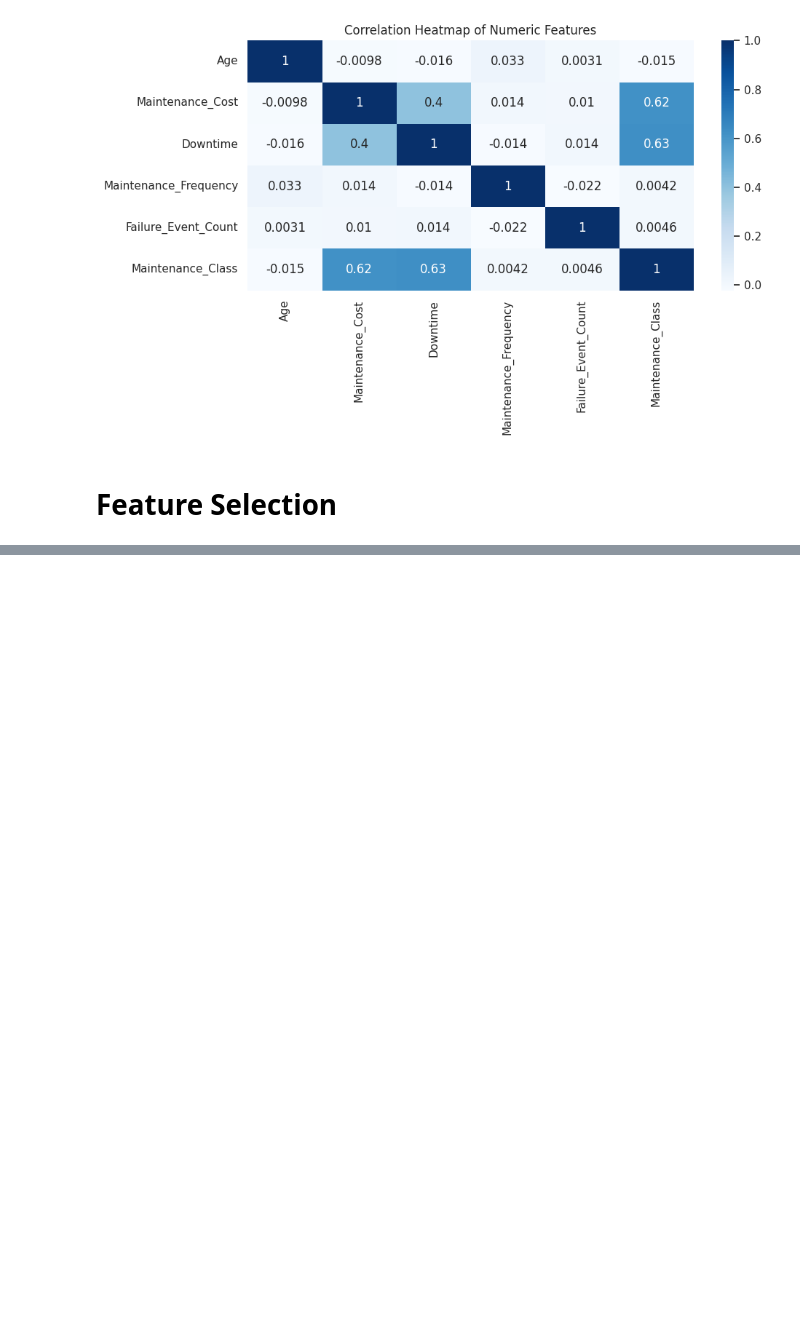
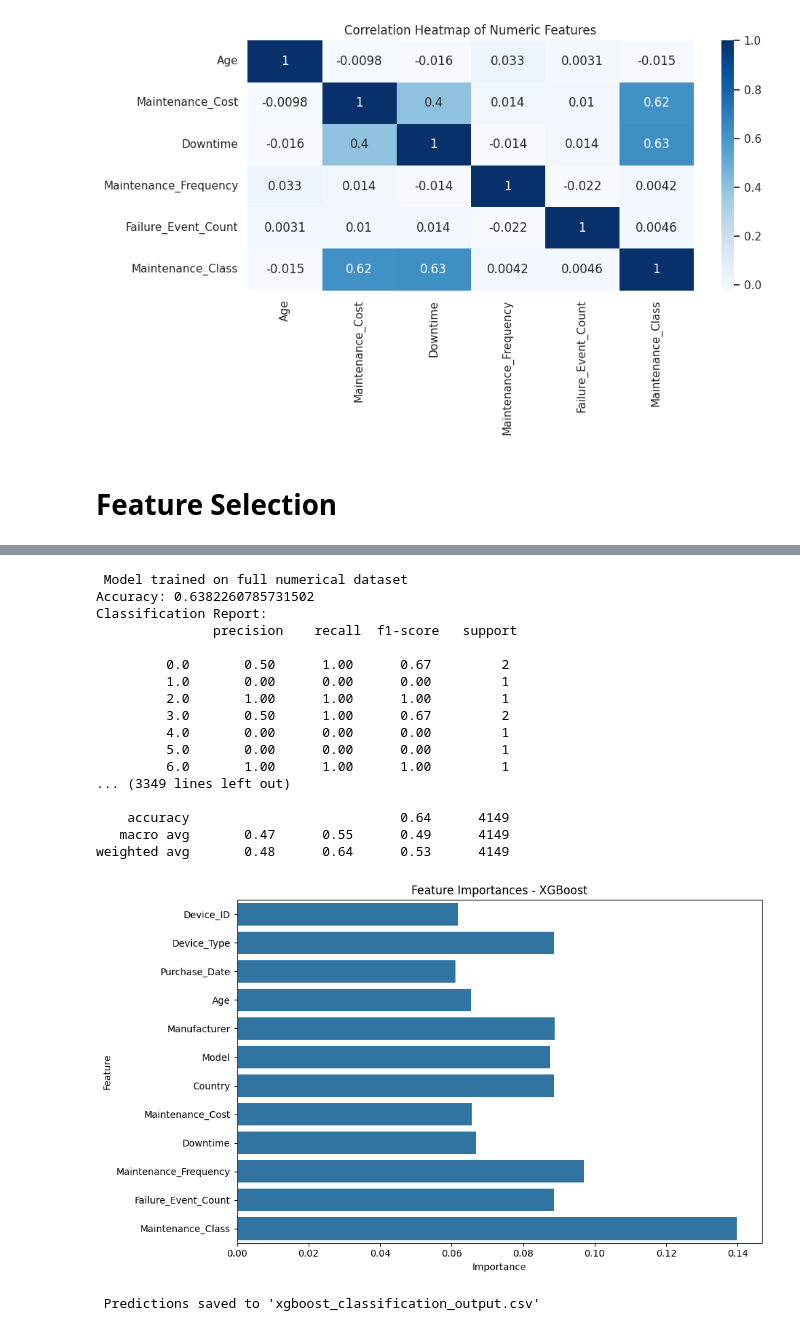
Before and after one commit to siddhi5470/Teddy-Techies_hackgenx, a Jupyter notebook: HACKGENX.ipynb, the cells around one changed output, grey strips where cells are left out. Drawn from its saved outputs; the diff is of its cells as text; code cells hidden in the pictures; blank space fills up the shorter version.

```diff
--- a/HACKGENX.ipynb
+++ b/HACKGENX.ipynb
@@ -407,0 +1344,69 @@ ValueError: could not convert string to float: '2020-12-11'
+# %%
+import pandas as pd
+from xgboost import XGBClassifier
+from sklearn.preprocessing import LabelEncoder
+from sklearn.metrics import accuracy_score, classification_report
+import matplotlib.pyplot as plt
+import seaborn as sns
+
+# Load dataset
+df = pd.read_csv('/content/normalized_dataset.csv')
+
+# Define target column
+target_col = 'Maintenance_Report'
+
+# Separate features (X) and target (y)
+X = df.drop(columns=[target_col])
+y = df[target_col]
+
+# Label Encode target column if it's categorical
+if y.dtype == 'object' or y.dtype.name == 'category':
+    le = LabelEncoder()
+    y = le.fit_transform(y)
+
+# Train model on the entire dataset using XGBoost
+model = XGBClassifier(random_state=42)
+model.fit(X, y)
+
+# Predict on the same dataset
+y_pred = model.predict(X)
+
+# Evaluation
+print(" Model trained on full numerical dataset")
+print("Accuracy:", accuracy_score(y, y_pred))
+print("Classification Report:\n", classification_report(y, y_pred))
+
+# Feature importance
+importances = model.feature_importances_
+plt.figure(figsize=(10, 6))
+sns.barplot(x=importances, y=X.columns)
+plt.title("Feature Importances - XGBoost")
+plt.xlabel("Importance")
+plt.ylabel("Feature")
+plt.tight_layout()
+plt.show()
+
+# Save predictions
+df['predicted_' + target_col] = y_pred
+df.to_csv('xgboost_classification_output.csv', index=False)
+print(" Predictions saved to 'xgboost_classification_output.csv'")
+# %% [output]
+ Model trained on full numerical dataset
+Accuracy: 0.6382260785731502
+Classification Report:
+               precision    recall  f1-score   support
+
+         0.0       0.50      1.00      0.67         2
+         1.0       0.00      0.00      0.00         1
+         2.0       1.00      1.00      1.00         1
+         3.0       0.50      1.00      0.67         2
+         4.0       0.00      0.00      0.00         1
+         5.0       0.00      0.00      0.00         1
+         6.0       1.00      1.00      1.00         1
+... (3349 lines left out)
+
+    accuracy                           0.64      4149
+   macro avg       0.47      0.55      0.49      4149
+weighted avg       0.48      0.64      0.53      4149
+[figure, added]
+ Predictions saved to 'xgboost_classification_output.csv'
```
Also changed, not shown: parts of 34 cells of this notebook.
